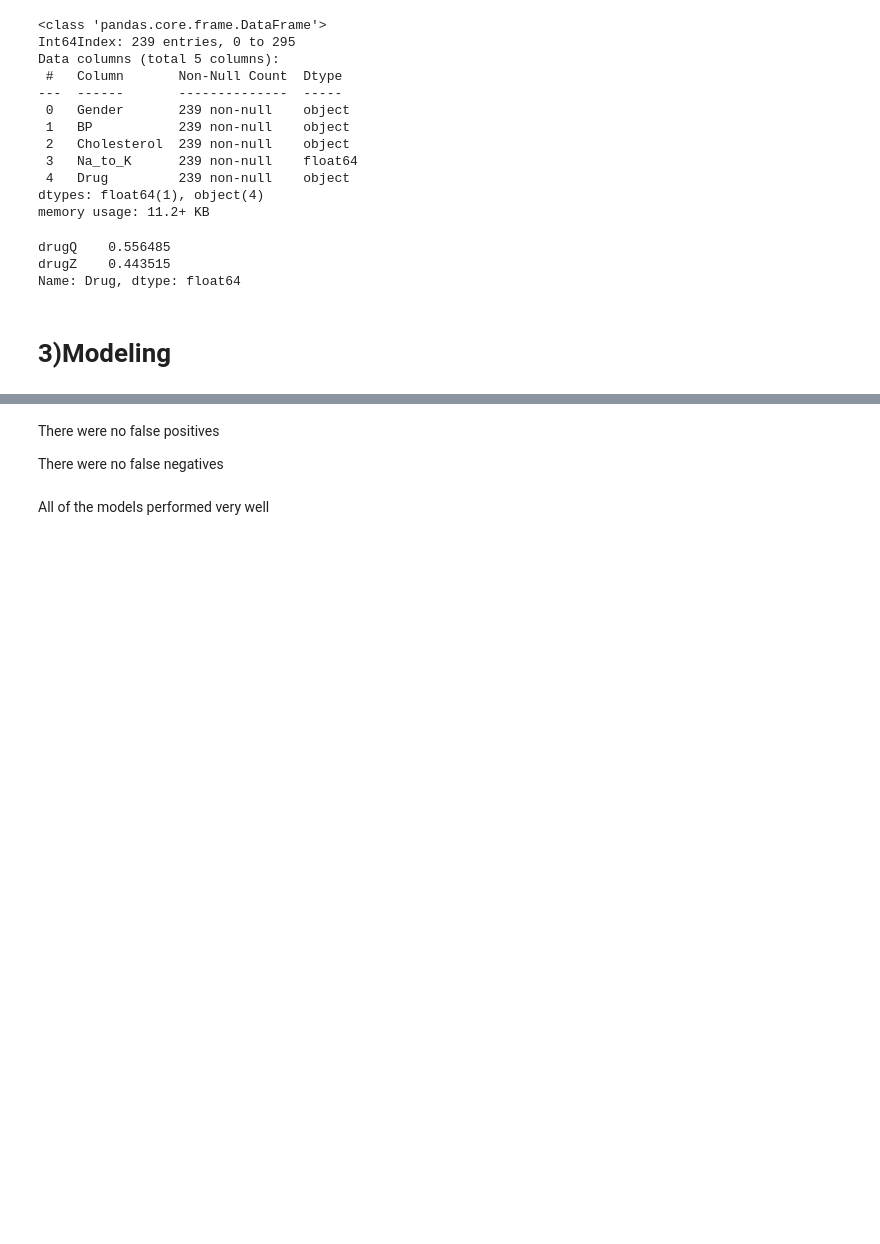
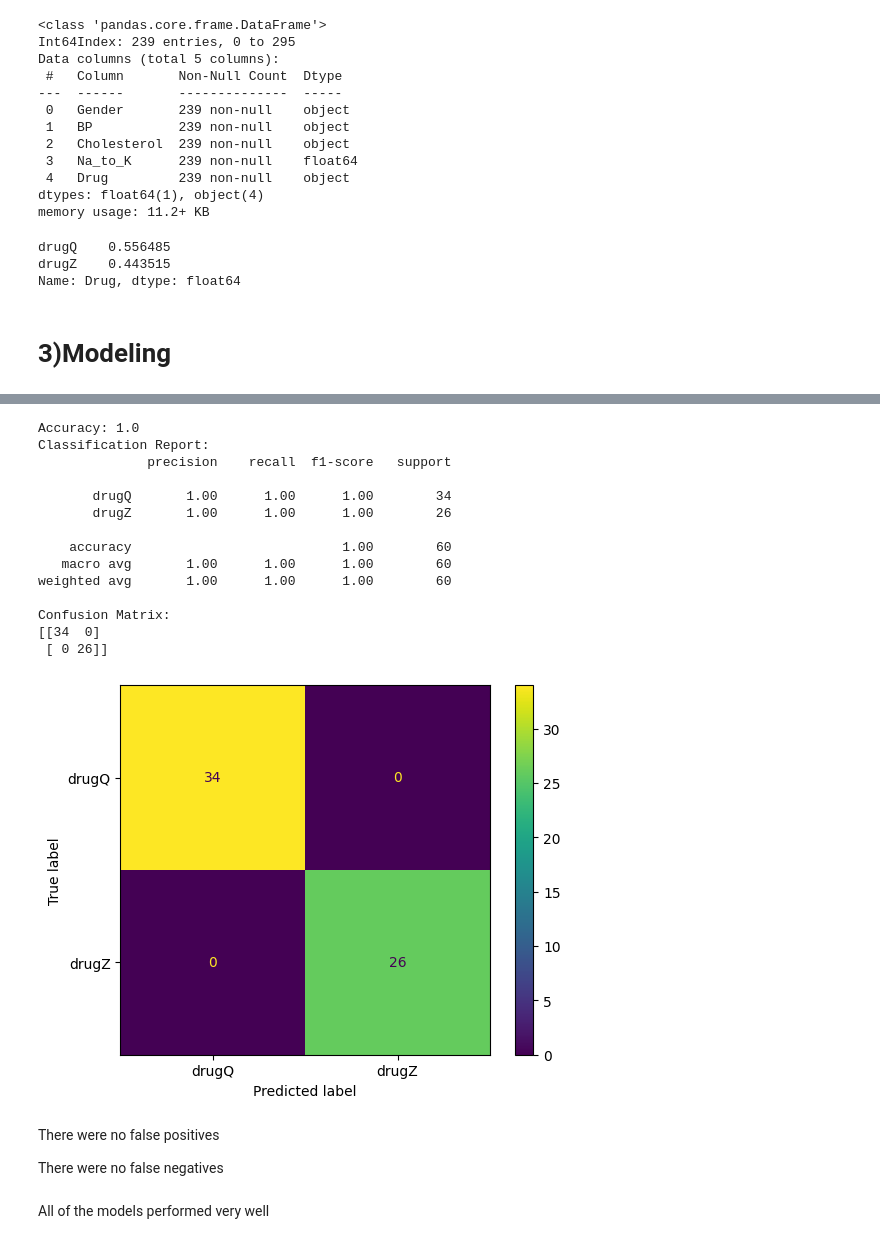
Before and after one commit to souadkhailia/-Drug-Type-Prediction-Project, a Jupyter notebook: Drug_Type.ipynb, the cells around one changed output, grey strips where cells are left out. Drawn from its saved outputs; the diff is of its cells as text; code cells hidden in the pictures; blank space fills up the shorter version.

```diff
--- a/Drug_Type.ipynb
+++ b/Drug_Type.ipynb
@@ -998,3 +847,51 @@ ConfusionMatrixDisplay.from_estimator(tree_clf, X_test, y_test, cmap = 'Blues');
+# %%
+
+
+preprocessor = ColumnTransformer(
+    transformers=[
+        ('num', StandardScaler(), numeric_features),
+        ('cat', OneHotEncoder(), categorical_features)
+    ])
+
+# Build the pipeline with the RandomForestClassifier
+rf_pipeline = Pipeline([
+    ('preprocessor', preprocessor),
+    ('classifier', RandomForestClassifier(n_estimators=100, random_state=42))
+])
+
+# Fit the model
+rf_pipeline.fit(X_train, y_train)
+
+# Make predictions on the test set
+predictions_r_class = rf_pipeline.predict(X_test)
+# %%
+# Evaluate the model
+accuracy = accuracy_score(y_test, predictions_r_class)
+classification_rep = classification_report(y_test, predictions_r_class)
+conf_matrix = confusion_matrix(y_test, predictions_r_class)
+
+print("Accuracy:", accuracy)
+print("Classification Report:")
+print(classification_rep)
+print("Confusion Matrix:")
+print(conf_matrix)
+ConfusionMatrixDisplay.from_predictions(y_test, predictions_r_class);
+# %% [output]
+Accuracy: 1.0
+Classification Report:
+              precision    recall  f1-score   support
+
+       drugQ       1.00      1.00      1.00        34
+       drugZ       1.00      1.00      1.00        26
+
+    accuracy                           1.00        60
+   macro avg       1.00      1.00      1.00        60
+weighted avg       1.00      1.00      1.00        60
+
+Confusion Matrix:
+[[34  0]
+ [ 0 26]]
+[figure, added]
 # %% [markdown]
 There were no false positives
 
```
Also changed, not shown: parts of 54 cells of this notebook.
